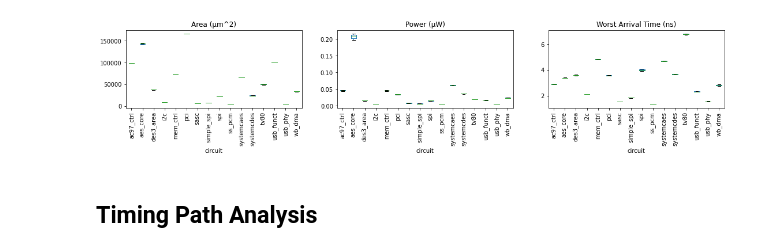
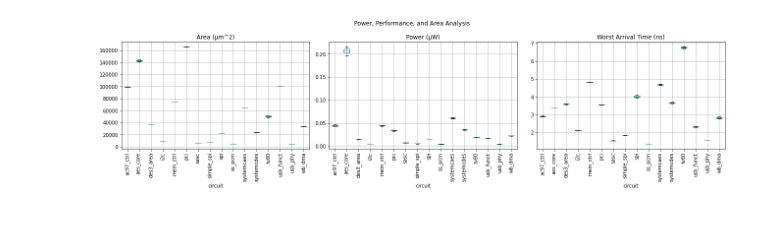
Before and after one commit to drexel-ice/EDA-schema, a Jupyter notebook: notebooks/IWLS05-OpenROAD-sky130hd-dataset-v1.1-Analysis.ipynb, the cells around one changed output. Drawn from its saved outputs; the diff is of its cells as text; code cells hidden in the pictures; blank space fills up the shorter version.

```diff
--- a/notebooks/IWLS05-OpenROAD-sky130hd-dataset-v1.1-Analysis.ipynb
+++ b/notebooks/IWLS05-OpenROAD-sky130hd-dataset-v1.1-Analysis.ipynb
@@ -52,11 +65,26 @@ dataset = Dataset(SQLitePickleDB(DATASET_DIR))
 # %%
+# --- Data Loading ---
+# Extracting and merging key tables from the database
 netlist_df = dataset.db.get_table_data("netlists")
-df = netlist_df.merge(dataset.db.get_table_data("cell_metrics"), on=["circuit", "netlist_id", "phase"])
-df = df.merge(dataset.db.get_table_data("area_metrics"), on=["circuit", "netlist_id", "phase"])
-df = df.merge(dataset.db.get_table_data("power_metrics"), on=["circuit", "netlist_id", "phase"])
-df = df.merge(dataset.db.get_table_data("critical_path_metrics"), on=["circuit", "netlist_id", "phase"])
-df['phase'] = df['phase'].astype(pd.CategoricalDtype(PHASES , ordered=True))
+cell_metrics_df = dataset.db.get_table_data("cell_metrics")
+area_metrics_df = dataset.db.get_table_data("area_metrics")
+power_metrics_df = dataset.db.get_table_data("power_metrics")
+critical_path_df = dataset.db.get_table_data("critical_path_metrics")
 
-columns = ["circuit", "netlist_id", "no_of_inputs", "no_of_outputs", "no_of_cells", "no_of_nets"]
-df[df.phase=="detailed_route"][columns]
+# Combine all the extracted data into a single DataFrame
+df = (
+    netlist_df
+    .merge(cell_metrics_df, on=["circuit", "netlist_id", "phase"], how="inner")
+    .merge(area_metrics_df, on=["circuit", "netlist_id", "phase"], how="inner")
+    .merge(power_metrics_df, on=["circuit", "netlist_id", "phase"], how="inner")
+    .merge(critical_path_df, on=["circuit", "netlist_id", "phase"], how="inner")
+)
+
+# Convert phase column to categorical for ordered operations
+df['phase'] = df['phase'].astype(pd.CategoricalDtype(PHASES, ordered=True))
+
+# Select columns for analysis
+columns = ["circuit", "netlist_id", "no_of_inputs", "no_of_outputs", "no_of_nets", "no_of_cells", "no_of_sequential_cells", "no_of_buffers", "no_of_inverters"]
+summary_df = df[df.phase=="detailed_route"][columns]
+summary_df
 # %% [output]
@@ -83,18 +113,18 @@ df[df.phase=="detailed_route"][columns]
 # %%
-fig, axes = plt.subplots(1, 3, figsize=(18, 2.5))
-
+# Plot the distribution of total area, power, and timing metrics.
+fig, axes = plt.subplots(1, 3, figsize=(18, 5))
 columns = ["total_area", "total_power", "worst_arrival_time"]
 xlabels = ["Area (µm^2)", "Power (µW)", "Worst Arrival Time (ns)"]
 
-for i in range(3):
-    df[df.phase=="detailed_route"].boxplot(column=[columns[i]], by='circuit', grid=False, ax=axes[i])
+for i, col in enumerate(columns):
+    df[df.phase == "detailed_route"].boxplot(column=[col], by='circuit', ax=axes[i])
     axes[i].yaxis.get_major_formatter().set_scientific(False)
     axes[i].set_title(xlabels[i])
     for label in axes[i].get_xticklabels():
         label.set_rotation(90)
 
-_ = fig.suptitle('')
+plt.suptitle('Power, Performance, and Area Analysis')
+plt.tight_layout()
+plt.show()
 # %% [output]
-[figure, old version]
+[figure, new version]
-# %% [markdown]
-## Timing Path Analysis
```
Also changed, not shown: parts of 13 cells of this notebook, 1 other file.
